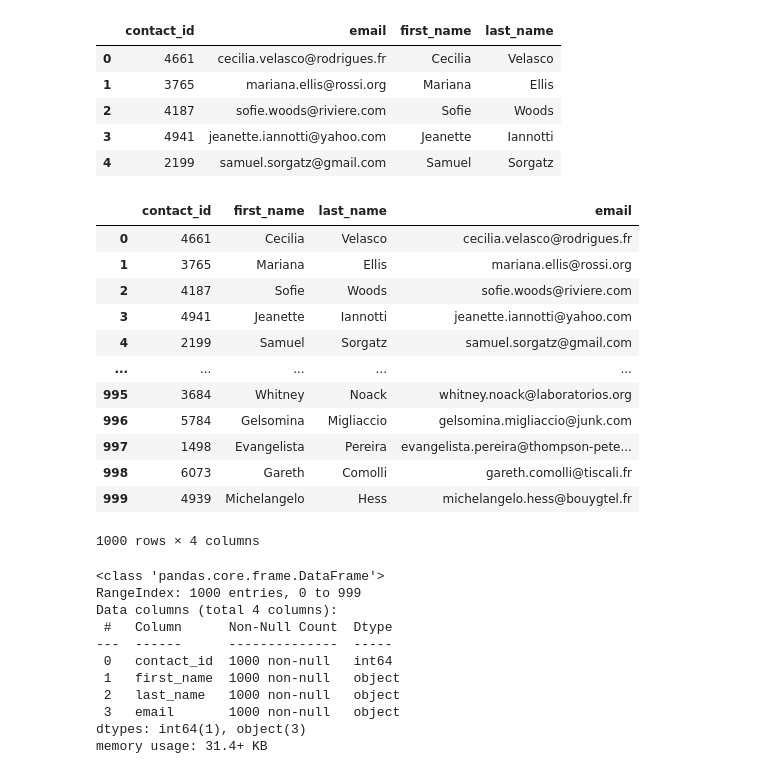
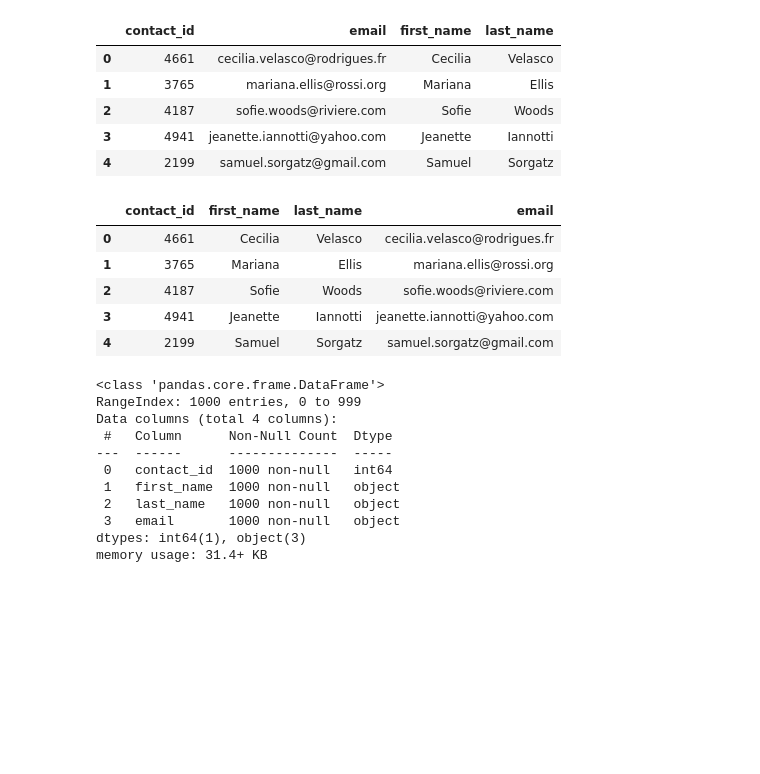
Before and after one commit to redpandata19/Crowdfunding_ETL, a Jupyter notebook: Data/ETL_Mini_Project_LJones_EMcCall.ipynb, the cells around one changed output. Cells and saved outputs as stored; diff of their text form; code cells hidden in the pictures; blank space fills up the shorter version.

Commit message:
pandas contacts dataframe - comprehension update

```diff
--- a/Data/ETL_Mini_Project_LJones_EMcCall.ipynb
+++ b/Data/ETL_Mini_Project_LJones_EMcCall.ipynb
@@ -240,6 +242,6 @@ Index(['contact_info'], dtype='object')
 # %%
 # Iterate through the contact_info_df and convert each row to a dictionary.
 import json
-dict_values = [json.loads(row) for row in contact_info_df['contact_info']]
+dict_values = [[h for j, h in json.loads(row['contact_info']).items()] for i, row in contact_info_df.iterrows()]
 print(dict_values)
 # %% [output]
@@ -287,20 +289,13 @@ contacts_df_clean.head()
 # %%
 # Reorder the columns
 contacts_df_clean = contacts_df_clean[['contact_id','first_name','last_name','email']]
-contacts_df_clean
+contacts_df_clean.head()
 # %% [output]
 |  | contact_id | first_name | last_name | email |
 | 0 | 4661 | Cecilia | Velasco | cecilia.velasco@rodrigues.fr |
 | 1 | 3765 | Mariana | Ellis | mariana.ellis@rossi.org |
 | 2 | 4187 | Sofie | Woods | sofie.woods@riviere.com |
 | 3 | 4941 | Jeanette | Iannotti | jeanette.iannotti@yahoo.com |
 | 4 | 2199 | Samuel | Sorgatz | samuel.sorgatz@gmail.com |
-| ... | ... | ... | ... | ... |
-| 995 | 3684 | Whitney | Noack | whitney.noack@laboratorios.org |
-| 996 | 5784 | Gelsomina | Migliaccio | gelsomina.migliaccio@junk.com |
-| 997 | 1498 | Evangelista | Pereira | evangelista.pereira@thompson-pete... |
-| 998 | 6073 | Gareth | Comolli | gareth.comolli@tiscali.fr |
-| 999 | 4939 | Michelangelo | Hess | michelangelo.hess@bouygtel.fr |
-1000 rows × 4 columns
 # %%
 # Check the datatypes one more time before exporting as CSV file.
```
Also changed, not shown: parts of 3 cells of this notebook.
